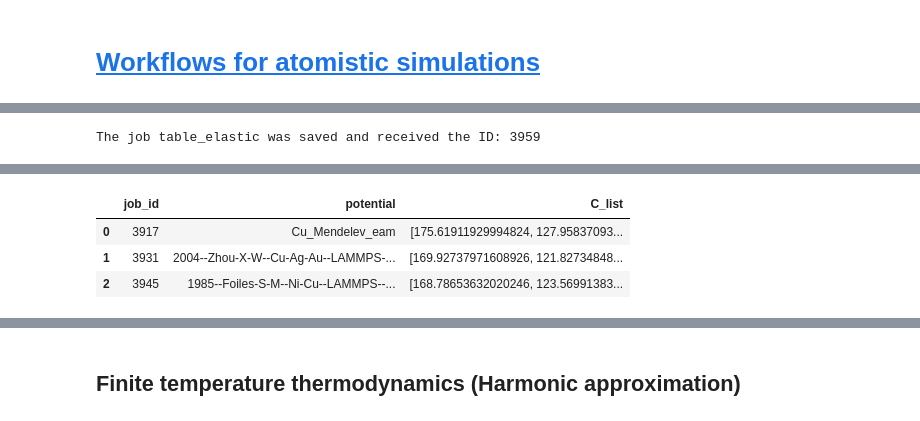
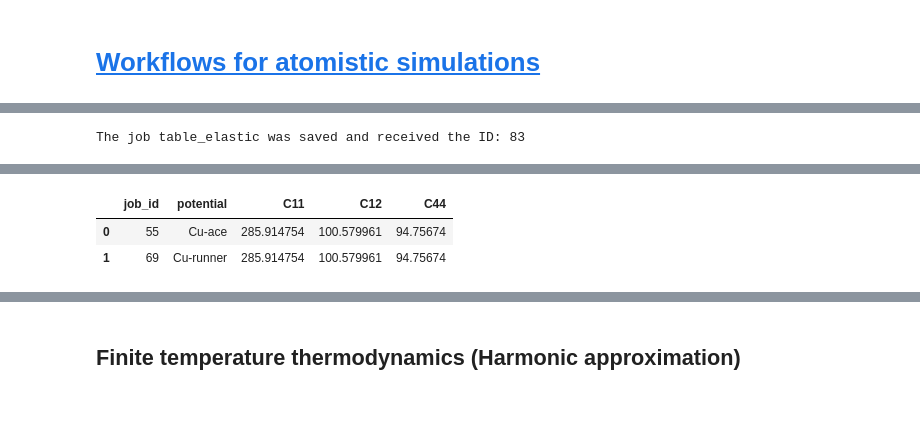
Before and after one commit to pyiron-workshop/potentials-workshop-2021, a Jupyter notebook: day_3/ex_01_validation.ipynb, the cells around one changed output, grey strips where cells are left out. Saved outputs shown, nothing was run; the diff lists cells and outputs as text; code cells hidden in the pictures.

```diff
--- a/day_3/ex_01_validation.ipynb
+++ b/day_3/ex_01_validation.ipynb
@@ -31,3 +34,8 @@ potential_list = ['2012--Mendelev-M-I--Cu--LAMMPS--ipr1', '2004--Zhou-X-W--Cu-Ag
+# %%
+# The list of potentials to iterate over
+
+# The good potentials
+potential_list = ['Cu-ace', 'Cu-runner']
 # %%
 # Do Murnaghan, ElasticMatrix job, vac formation energy, binding energy, surface energies, comparison with dataset forces, energies
 # %%
@@ -159,5 +118,6 @@ for pot in data_murn.potential.to_list():
     job_ref.potential = pot
     job_ref.calc_minimize()
     elastic_job = job_ref.create_job(pr_pot.job_type.ElasticMatrixJob, "elastic_job")
+    elastic_job.input["eps_range"] = 0.05
     elastic_job.run()
 # %% [output]
@@ -203,11 +157,26 @@ def get_only_elastic(job_table):
+# %%
+def filter_elastic(job_table):
+    return (job_table.hamilton == "ElasticMatrixJob") & (job_table.status == "finished")
+
+def get_c11(job_path):
+    return elastic_job["output/elasticmatrix"]["C"][0, 0]
+
+def get_c12(job_path):
+    return elastic_job["output/elasticmatrix"]["C"][0, 1]
+
+def get_c44(job_path):
+    return elastic_job["output/elasticmatrix"]["C"][3, 3]
 # %%
 %%time
 table = pr.create_table("table_elastic", delete_existing_job=True)
-table.db_filter_function = get_only_elastic
+table.db_filter_function = filter_elastic
 table.add["potential"] = get_potential
-table.add["C_list"] = get_elastic_constants
+table.add["C11"] = get_c11
+table.add["C12"] = get_c12
+table.add["C44"] = get_c44
+
 table.run()
 data_elastic = table.get_dataframe()
 data_elastic
 # %% [output]
-The job table_elastic was saved and received the ID: 3959
+The job table_elastic was saved and received the ID: 83
@@ -216,4 +185,3 @@ Wall time: 861 ms
-|  | job_id | potential | C_list |
-| 0 | 3917 | Cu_Mendelev_eam | [175.61911929994824, 127.95837093... |
-| 1 | 3931 | 2004--Zhou-X-W--Cu-Ag-Au--LAMMPS-... | [169.92737971608926, 121.82734848... |
-| 2 | 3945 | 1985--Foiles-S-M--Ni-Cu--LAMMPS--... | [168.78653632020246, 123.56991383... |
+|  | job_id | potential | C11 | C12 | C44 |
+| 0 | 55 | Cu-ace | 285.914754 | 100.579961 | 94.75674 |
+| 1 | 69 | Cu-runner | 285.914754 | 100.579961 | 94.75674 |
```
Also changed, not shown: parts of 30 cells of this notebook.
